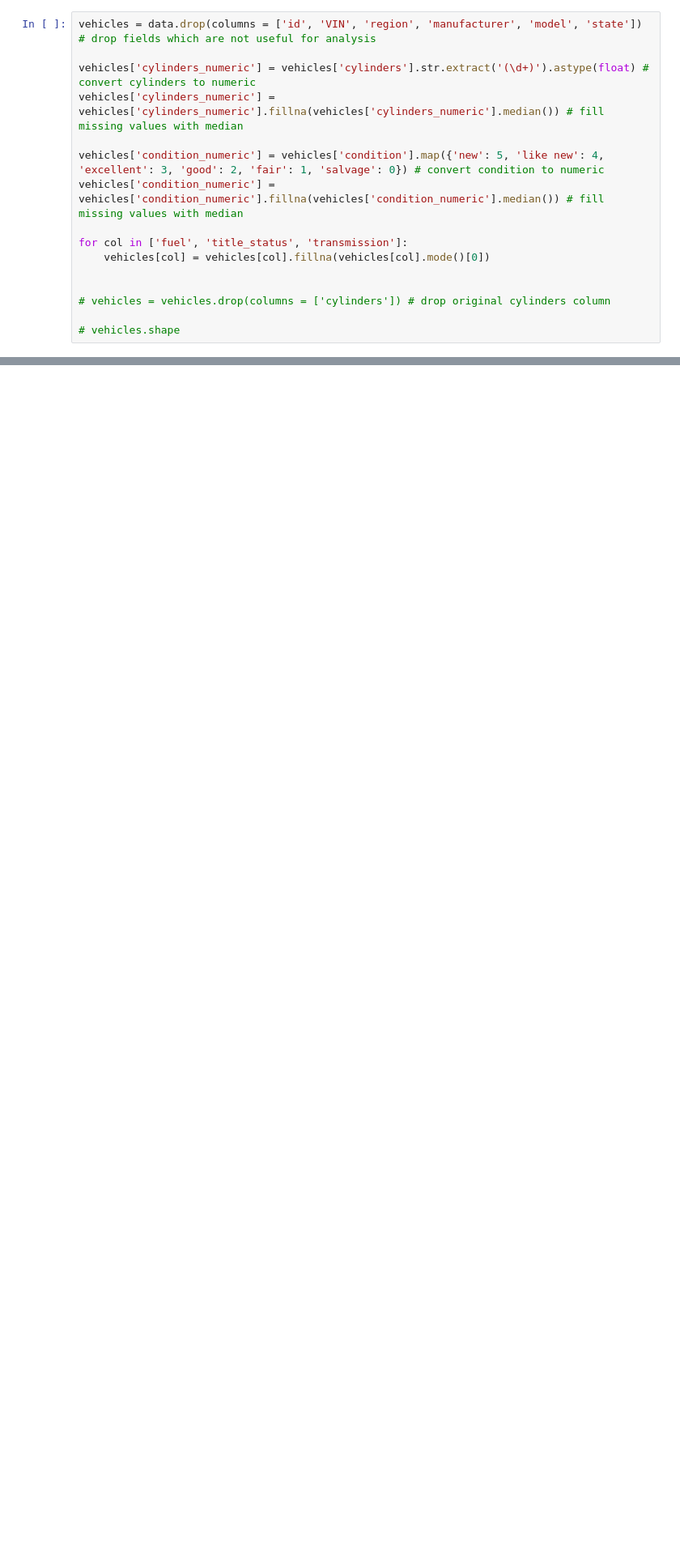
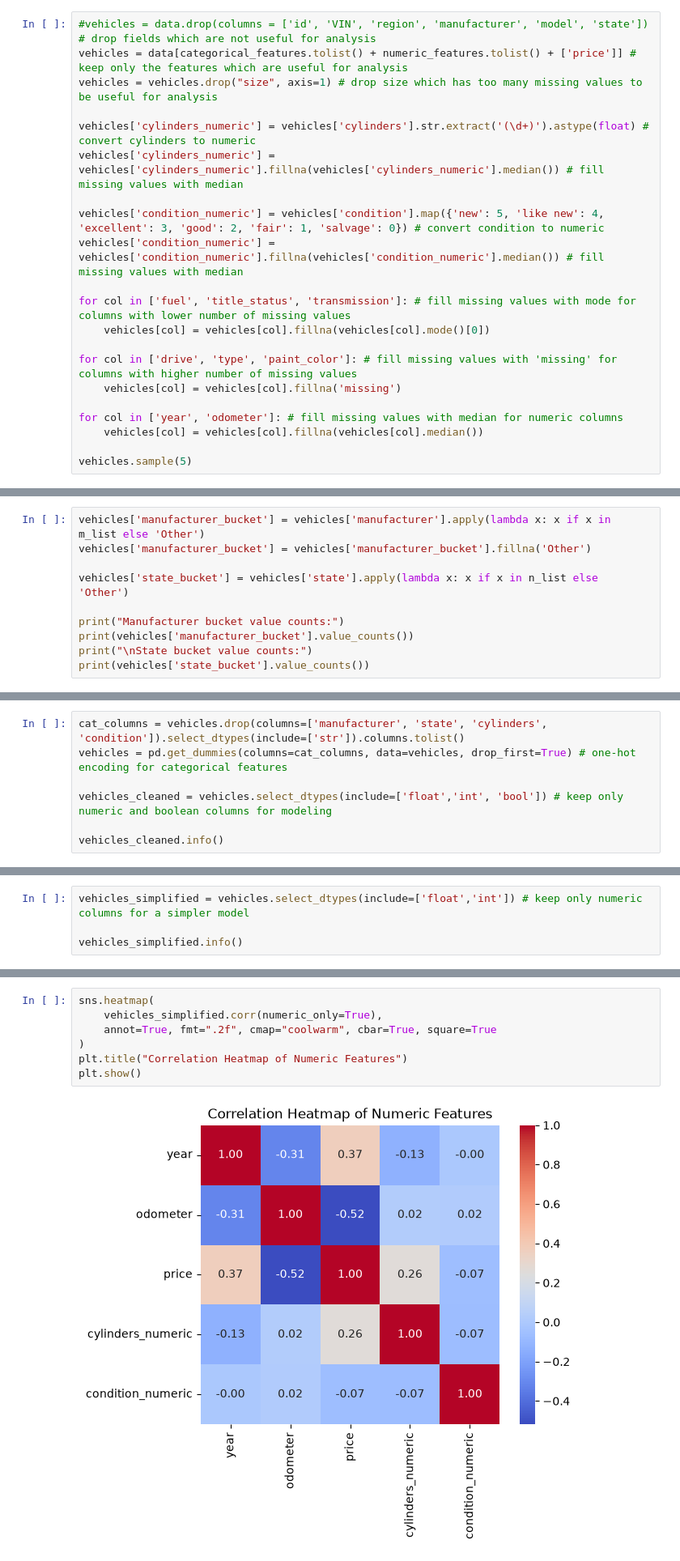
Before and after one commit to effieli-zl/What_Drives_the_Price_of_a_Car, a Jupyter notebook: Assignment_11.1_What_Drives_the_Price_of_a_Car.ipynb, the cells around one changed output, grey strips where cells are left out. Shown at 81% size. Drawn from its saved outputs; the diff is of its cells as text; blank space fills up the shorter version.

```diff
--- a/Assignment_11.1_What_Drives_the_Price_of_a_Car.ipynb
+++ b/Assignment_11.1_What_Drives_the_Price_of_a_Car.ipynb
@@ -215,7 +251,9 @@ paint_color     130203
 state                0
 dtype: int64
 # %%
-vehicles = data.drop(columns = ['id', 'VIN', 'region', 'manufacturer', 'model', 'state']) # drop fields which are not useful for analysis
+#vehicles = data.drop(columns = ['id', 'VIN', 'region', 'manufacturer', 'model', 'state']) # drop fields which are not useful for analysis
+vehicles = data[categorical_features.tolist() + numeric_features.tolist() + ['price']] # keep only the features which are useful for analysis
+vehicles = vehicles.drop("size", axis=1) # drop size which has too many missing values to be useful for analysis
 
 vehicles['cylinders_numeric'] = vehicles['cylinders'].str.extract('(\d+)').astype(float) # convert cylinders to numeric
 vehicles['cylinders_numeric'] = vehicles['cylinders_numeric'].fillna(vehicles['cylinders_numeric'].median()) # fill missing values with median
@@ -223,11 +261,14 @@ vehicles['cylinders_numeric'] = vehicles['cylinders_numeric'].fillna(vehicles['c
 vehicles['condition_numeric'] = vehicles['condition'].map({'new': 5, 'like new': 4, 'excellent': 3, 'good': 2, 'fair': 1, 'salvage': 0}) # convert condition to numeric
 vehicles['condition_numeric'] = vehicles['condition_numeric'].fillna(vehicles['condition_numeric'].median()) # fill missing values with median
 
-for col in ['fuel', 'title_status', 'transmission']:
+for col in ['fuel', 'title_status', 'transmission']: # fill missing values with mode for columns with lower number of missing values
     vehicles[col] = vehicles[col].fillna(vehicles[col].mode()[0])
 
+for col in ['drive', 'type', 'paint_color']: # fill missing values with 'missing' for columns with higher number of missing values
+    vehicles[col] = vehicles[col].fillna('missing')
 
-# vehicles = vehicles.drop(columns = ['cylinders']) # drop original cylinders column
+for col in ['year', 'odometer']: # fill missing values with median for numeric columns
+    vehicles[col] = vehicles[col].fillna(vehicles[col].median())
 
-# vehicles.shape
+vehicles.sample(5)
 # %% [output]
@@ -234,0 +313,10 @@ for col in ['fuel', 'title_status', 'transmission']:
+# %%
+vehicles['manufacturer_bucket'] = vehicles['manufacturer'].apply(lambda x: x if x in m_list else 'Other')
+vehicles['manufacturer_bucket'] = vehicles['manufacturer_bucket'].fillna('Other')
+
+vehicles['state_bucket'] = vehicles['state'].apply(lambda x: x if x in n_list else 'Other')
+
+print("Manufacturer bucket value counts:")
+print(vehicles['manufacturer_bucket'].value_counts())
+print("\nState bucket value counts:")
+print(vehicles['state_bucket'].value_counts())
@@ -234,0 +361,7 @@ for col in ['fuel', 'title_status', 'transmission']:
+# %%
+cat_columns = vehicles.drop(columns=['manufacturer', 'state', 'cylinders', 'condition']).select_dtypes(include=['str']).columns.tolist()
+vehicles = pd.get_dummies(columns=cat_columns, data=vehicles, drop_first=True) # one-hot encoding for categorical features
+
+vehicles_cleaned = vehicles.select_dtypes(include=['float','int', 'bool']) # keep only numeric and boolean columns for modeling
+
+vehicles_cleaned.info()
@@ -234,0 +386,4 @@ for col in ['fuel', 'title_status', 'transmission']:
+# %%
+vehicles_simplified = vehicles.select_dtypes(include=['float','int']) # keep only numeric columns for a simpler model
+
+vehicles_simplified.info()
@@ -240,0 +419,9 @@ With your (almost?) final dataset in hand, it is now time to build some models.
+# %%
+sns.heatmap(
+    vehicles_simplified.corr(numeric_only=True),
+    annot=True, fmt=".2f", cmap="coolwarm", cbar=True, square=True
+)
+plt.title("Correlation Heatmap of Numeric Features")
+plt.show()
+# %% [output]
+[figure, added]
```
Also changed, not shown: parts of 57 cells of this notebook, 1 other file.
